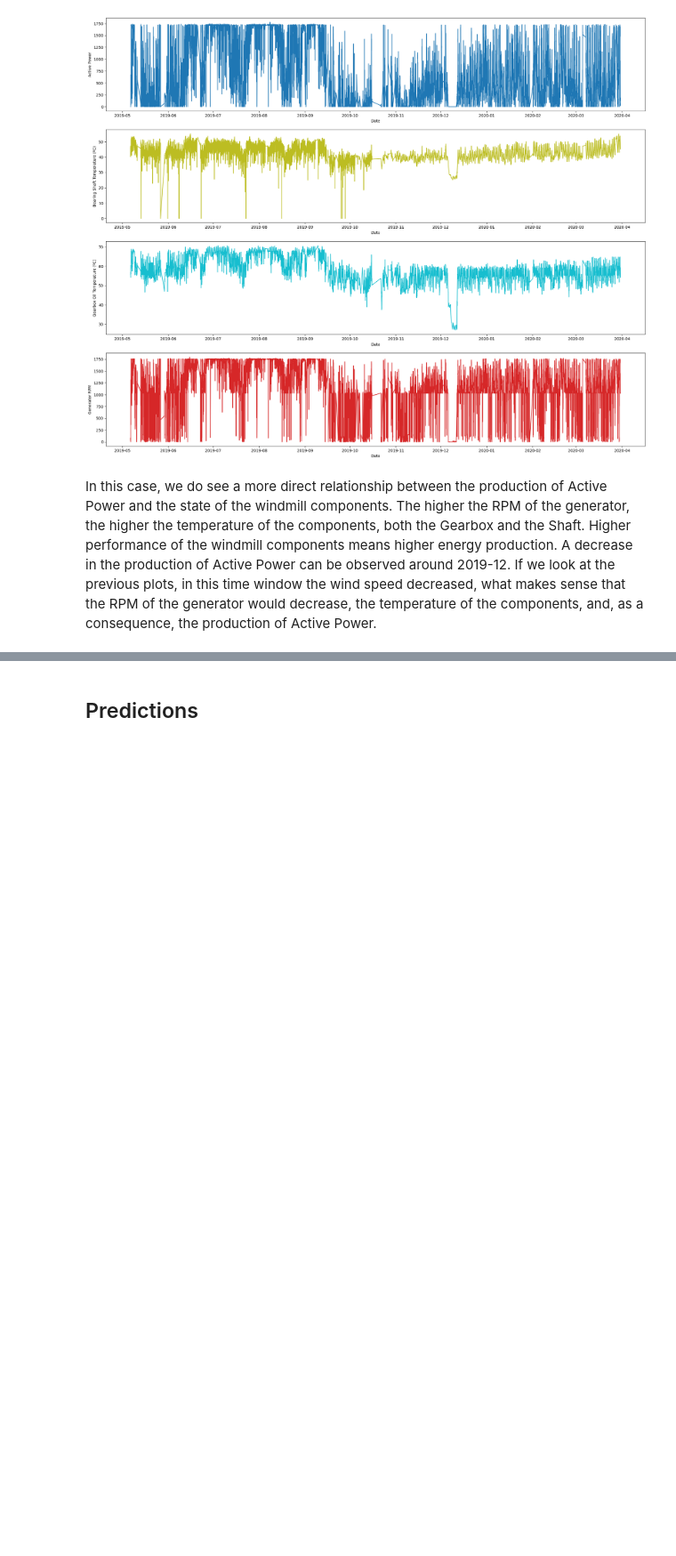
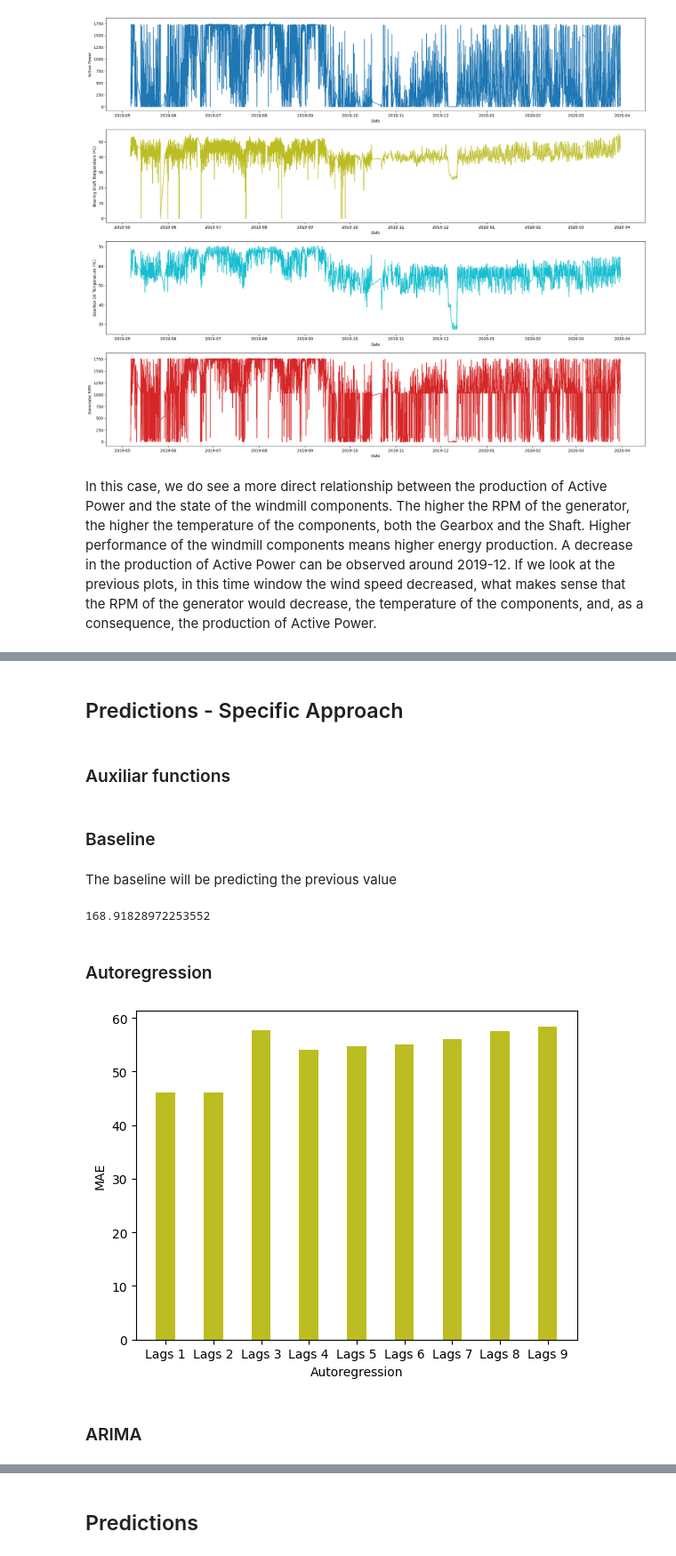
Before and after one commit to acrulopez/data-mining-UPM, a Jupyter notebook: Project.ipynb, the cells around one changed output, grey strips where cells are left out. Shown at 89% size. Saved outputs shown, nothing was run; the diff lists cells and outputs as text; code cells hidden in the pictures; blank space fills up the shorter version.

Commit message:
added specific techniques

```diff
--- a/Project.ipynb
+++ b/Project.ipynb
@@ -280,0 +283,2 @@ In this case, we do see a more direct relationship between the production of Act
+# %%
+df_daily = df.groupby(df['Date'].dt.date).mean()
@@ -280,0 +296,36 @@ In this case, we do see a more direct relationship between the production of Act
+# %% [markdown]
+## Predictions - Specific Approach
+# %% [markdown]
+### Auxiliar functions
+# %%
+from sklearn.metrics import mean_absolute_error
+def plot_error(xtitle, error_dict):
+
+    # Generate the bar plot
+    fig, ax = plt.subplots()
+
+    x = []
+    y = []
+
+    for x_subtitle, error in error_dict.items():
+
+        x.append(x_subtitle)
+        y.append(error)
+
+        ax.bar(x, y, width=0.4)
+
+    ax.set_xlabel(xtitle)
+    ax.set_ylabel('MAE')
+
+    plt.xticks(rotation=30)
+    plt.show()
+# %% [markdown]
+### Baseline
+# %% [markdown]
+The baseline will be predicting the previous value
+# %%
+mean_absolute_error(df_daily["ActivePower"][1:].to_list(), df_daily["ActivePower"][:-1].to_list())
+# %% [output]
+168.91828972253552
+# %% [markdown]
+### Autoregression
@@ -280,0 +335,13 @@ In this case, we do see a more direct relationship between the production of Act
+# %%
+lags_dict = {}
+for x in range(1, 10, 1):
+    model = AutoReg(df_daily["ActivePower"], lags=x)
+    model_fit = model.fit()
+    yhat = model_fit.predict(1, len(df_daily))
+    lags_dict[f"Lags {x}"] = mean_absolute_error(yhat[x:].to_list(), df_daily["ActivePower"][x:].to_list())
+
+plot_error("Autoregression", lags_dict)
+# %% [output]
+[figure, added]
+# %% [markdown]
+### ARIMA
```
Also changed, not shown: parts of 9 cells of this notebook.
